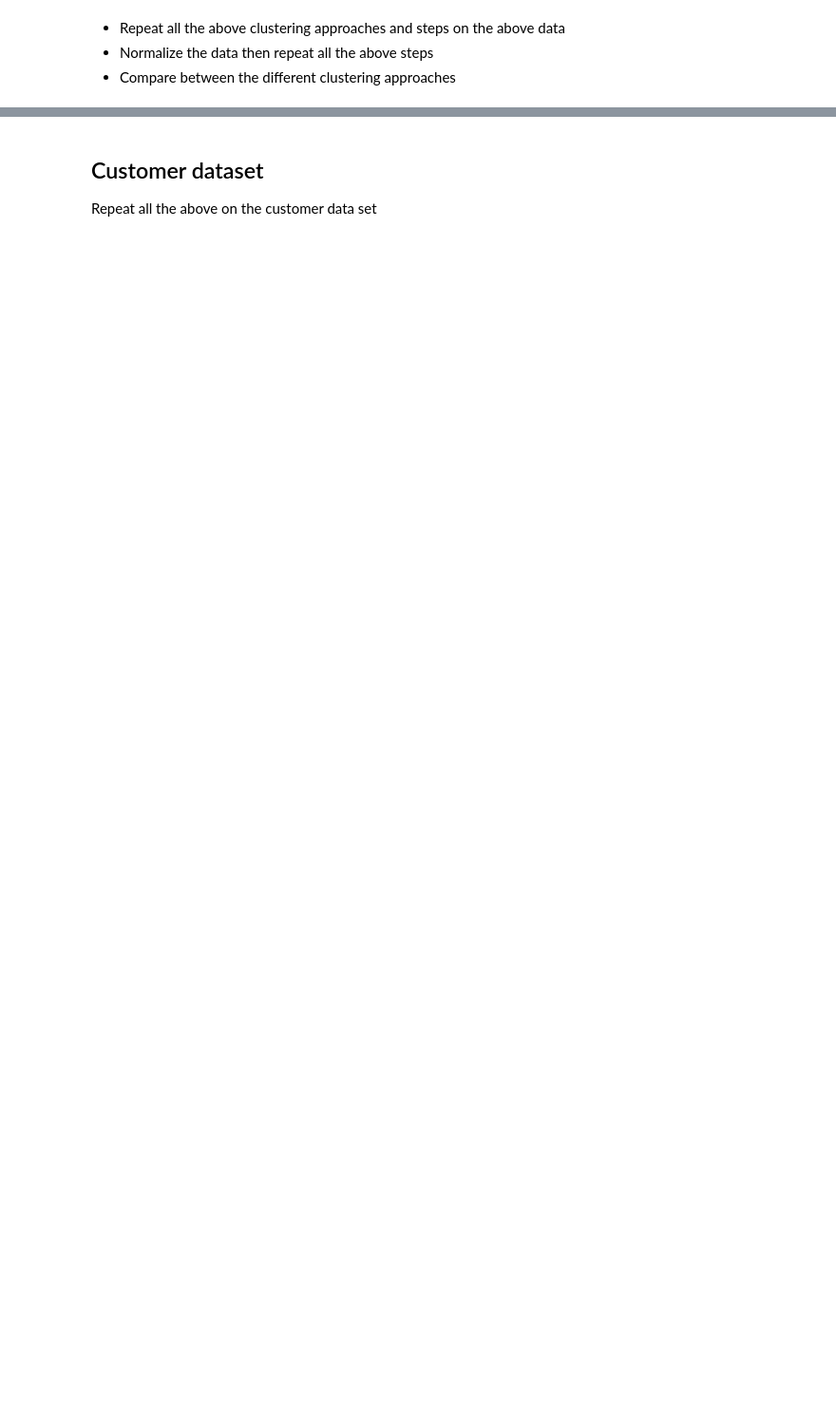
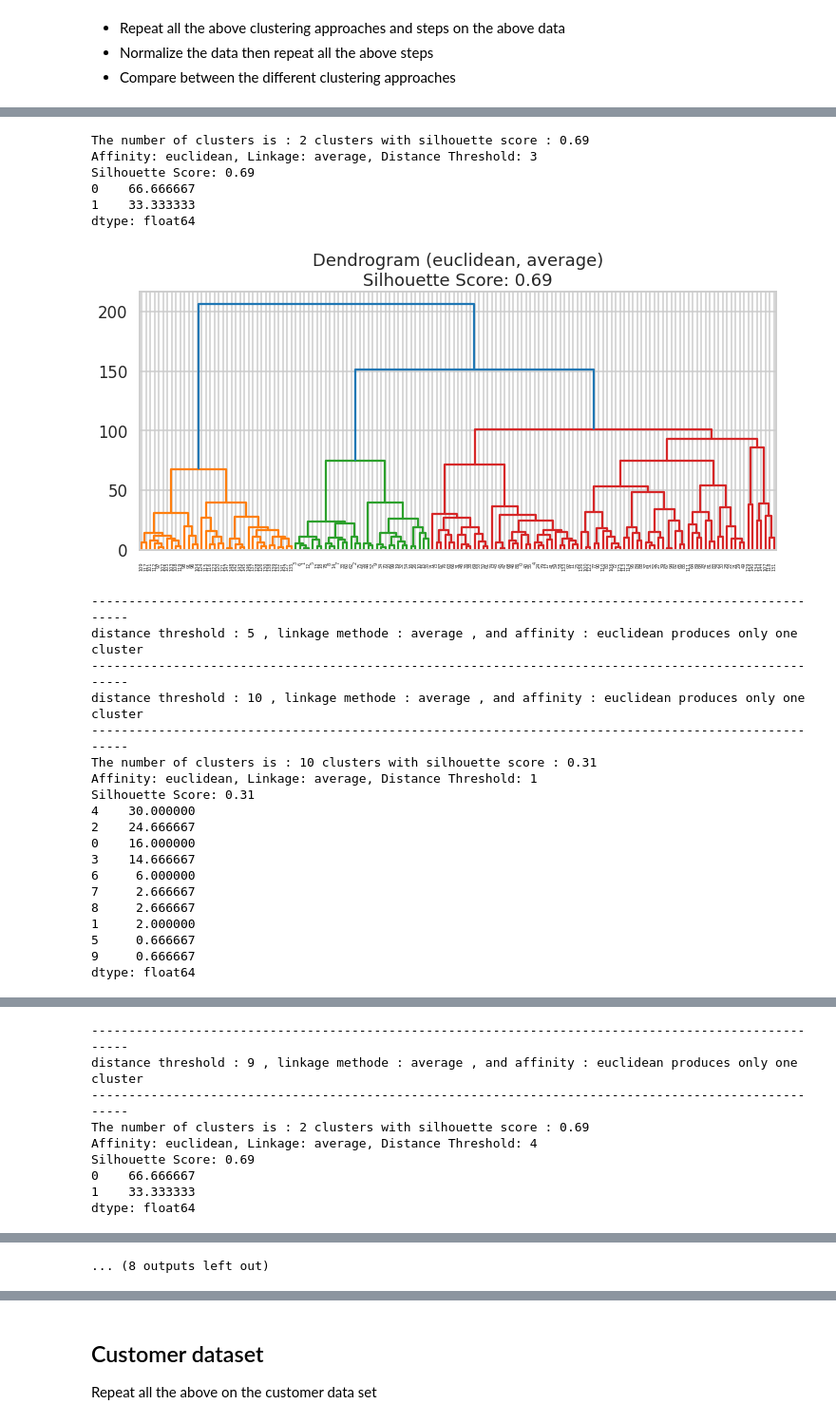
Before and after one commit to tamer017/Clustering, a Jupyter notebook: Hierarchal_Clustering.ipynb, the cells around one changed output, grey strips where cells are left out. Shown at 95% size. Cells and saved outputs as stored; diff of their text form; code cells hidden in the pictures; blank space fills up the shorter version.

```diff
--- a/Hierarchal_Clustering.ipynb
+++ b/Hierarchal_Clustering.ipynb
@@ -230,0 +276,34 @@ For 20 clusters, the average silhouette_score is : 0.285882864083063 , the desto
+# %%
+Agglomerative_clustering(iris_data.data,no_dendograms = False)
+# The number of clusters is : 2 clusters with silhouette score : 0.69
+# Affinity: manhattan, Linkage: average, Distance Threshold: 4
+# Silhouette Score: 0.69
+# 0    66.666667
+# 1    33.333333
+# %% [output]
+The number of clusters is : 2 clusters with silhouette score : 0.69
+Affinity: euclidean, Linkage: average, Distance Threshold: 3
+Silhouette Score: 0.69
+0    66.666667
+1    33.333333
+dtype: float64
+[figure, added]
+-----------------------------------------------------------------------------------------------------
+distance threshold : 5 , linkage methode : average , and affinity : euclidean produces only one cluster
+-----------------------------------------------------------------------------------------------------
+distance threshold : 10 , linkage methode : average , and affinity : euclidean produces only one cluster
+-----------------------------------------------------------------------------------------------------
+The number of clusters is : 10 clusters with silhouette score : 0.31
+Affinity: euclidean, Linkage: average, Distance Threshold: 1
+Silhouette Score: 0.31
+4    30.000000
+2    24.666667
+0    16.000000
+3    14.666667
+6     6.000000
+7     2.666667
+8     2.666667
+1     2.000000
+5     0.666667
+9     0.666667
+dtype: float64
@@ -230,0 +311,9 @@ For 20 clusters, the average silhouette_score is : 0.285882864083063 , the desto
+-----------------------------------------------------------------------------------------------------
+distance threshold : 9 , linkage methode : average , and affinity : euclidean produces only one cluster
+-----------------------------------------------------------------------------------------------------
+The number of clusters is : 2 clusters with silhouette score : 0.69
+Affinity: euclidean, Linkage: average, Distance Threshold: 4
+Silhouette Score: 0.69
+0    66.666667
+1    33.333333
+dtype: float64
@@ -230,0 +357 @@ For 20 clusters, the average silhouette_score is : 0.285882864083063 , the desto
+... (8 outputs left out)
```
Also changed, not shown: parts of 30 cells of this notebook.
